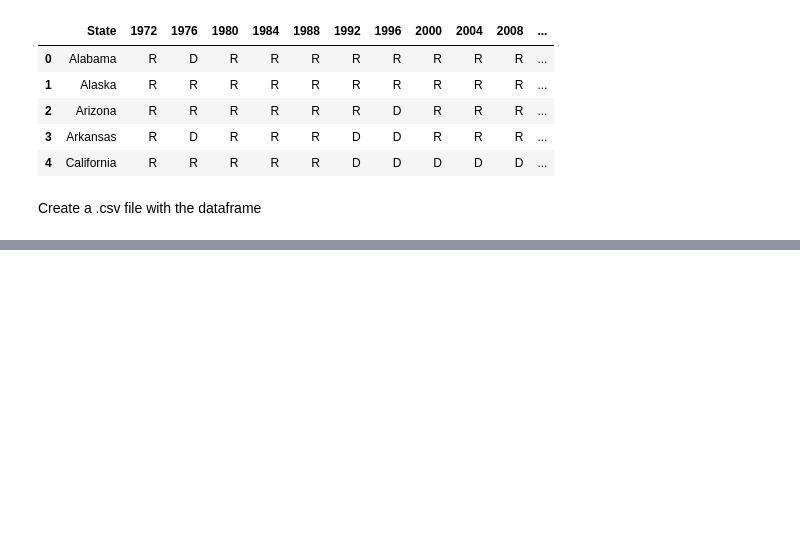
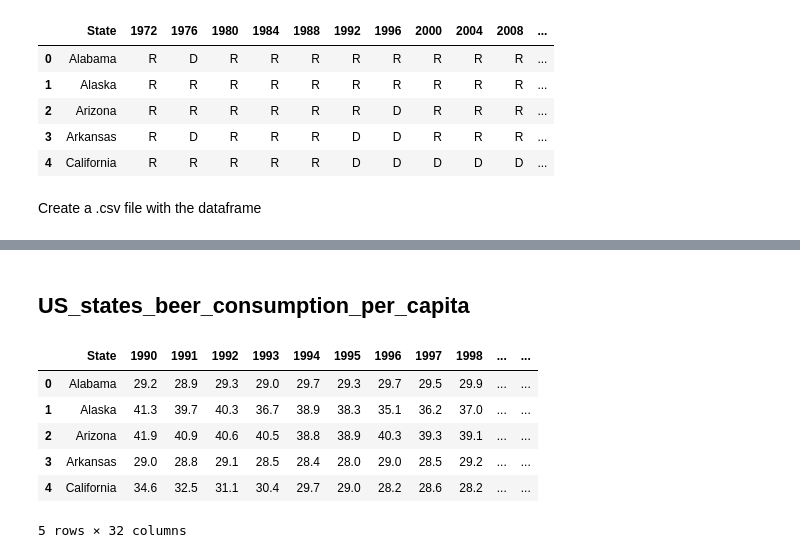
Before and after one commit to epfl-ada/ada-2022-project-datalcoholic, a Jupyter notebook: external_data_handling.ipynb, the cells around one changed output, grey strips where cells are left out. Saved outputs shown, nothing was run; the diff lists cells and outputs as text; code cells hidden in the pictures; blank space fills up the shorter version.

```diff
--- a/external_data_handling.ipynb
+++ b/external_data_handling.ipynb
@@ -115,0 +130,15 @@ except:
+# %% [markdown]
+## US_states_beer_consumption_per_capita
+# %%
+US_states_beer_consumption = pd.read_csv('../Data/External_Data/US_states_beer_consumption_per_capita.csv')
+US_states_beer_consumption.head()
+
+## in gallons per capita per year
+# %% [output]
+|  | State | 1990 | 1991 | 1992 | 1993 | 1994 | 1995 | 1996 | 1997 | 1998 | ... | ... |
+| 0 | Alabama | 29.2 | 28.9 | 29.3 | 29.0 | 29.7 | 29.3 | 29.7 | 29.5 | 29.9 | ... | ... |
+| 1 | Alaska | 41.3 | 39.7 | 40.3 | 36.7 | 38.9 | 38.3 | 35.1 | 36.2 | 37.0 | ... | ... |
+| 2 | Arizona | 41.9 | 40.9 | 40.6 | 40.5 | 38.8 | 38.9 | 40.3 | 39.3 | 39.1 | ... | ... |
+| 3 | Arkansas | 29.0 | 28.8 | 29.1 | 28.5 | 28.4 | 28.0 | 29.0 | 28.5 | 29.2 | ... | ... |
+| 4 | California | 34.6 | 32.5 | 31.1 | 30.4 | 29.7 | 29.0 | 28.2 | 28.6 | 28.2 | ... | ... |
+5 rows × 32 columns
```
Also changed, not shown: parts of 4 cells of this notebook, 2 other files.
